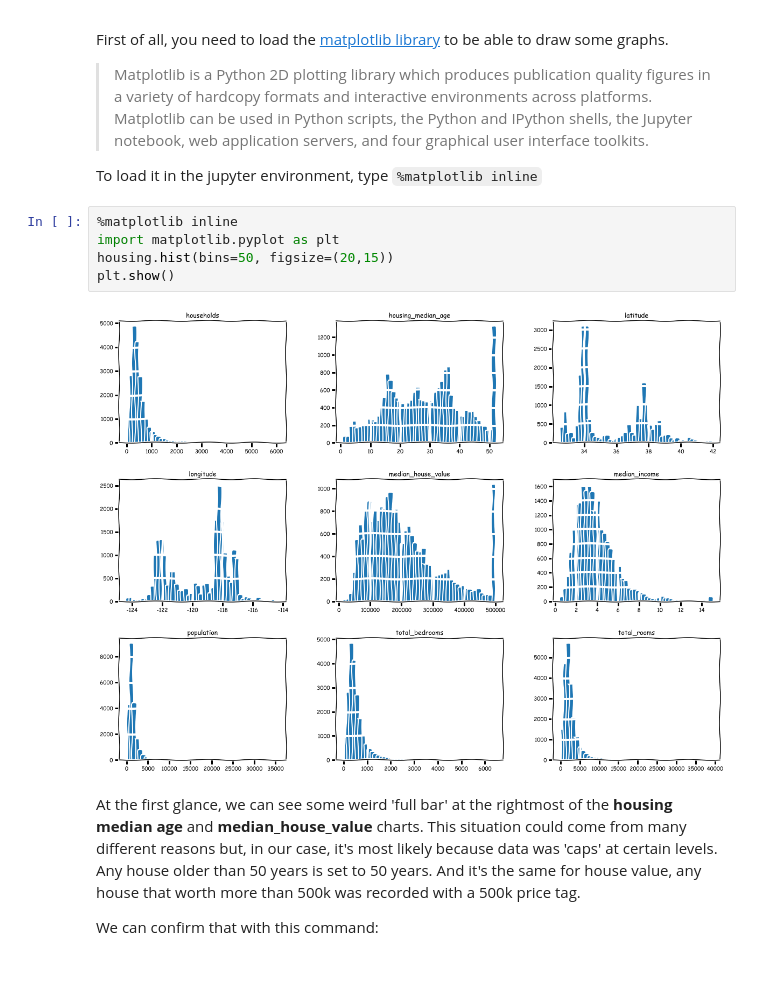
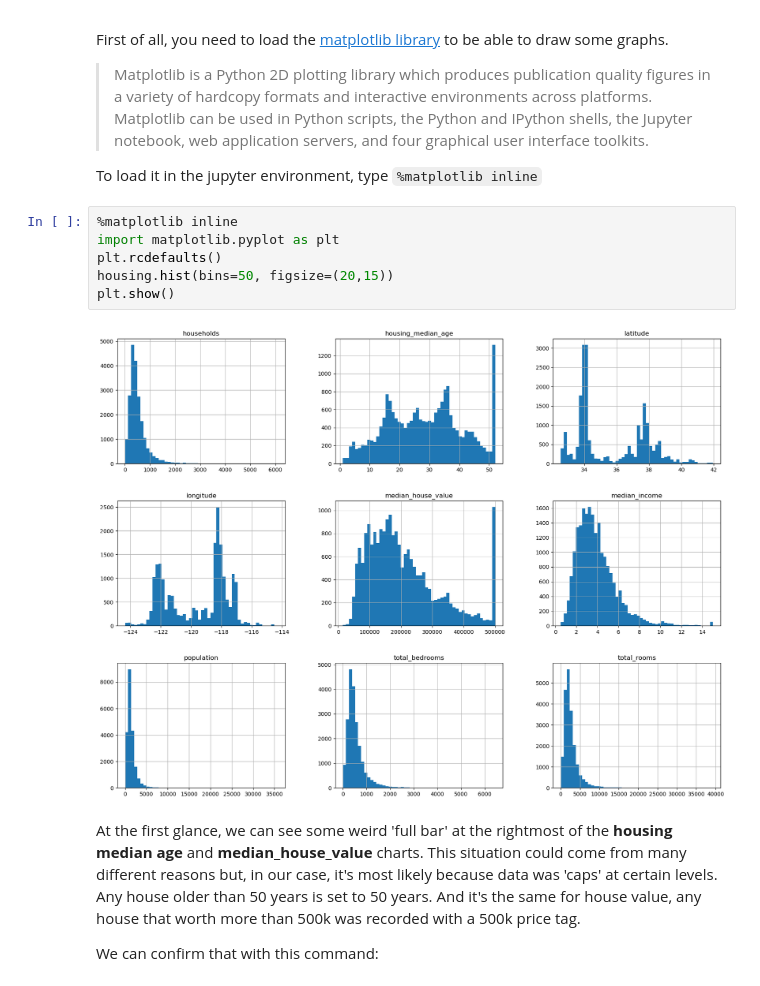
Before and after one commit to GProulx/learning-ai, a Jupyter notebook: housing/housing.ipynb, the cells around one changed output. Drawn from its saved outputs; the diff is of its cells as text.

```diff
--- a/housing/housing.ipynb
+++ b/housing/housing.ipynb
@@ -68,10 +68,11 @@ To load it in the jupyter environment, type `%matplotlib inline`
 # %%
 %matplotlib inline
 import matplotlib.pyplot as plt
+plt.rcdefaults()
 housing.hist(bins=50, figsize=(20,15))
 plt.show()
 # %% [output]
-[figure, old version]
+[figure, new version]
 # %% [markdown]
 At the first glance, we can see some weird 'full bar' at the rightmost of the **housing median age** and **median_house_value** charts. This situation could come from many different reasons but, in our case, it's most likely because data was 'caps' at certain levels. Any house older than 50 years is set to 50 years. And it's the same for house value, any house that worth more than 500k was recorded with a 500k price tag.
 
```
Also changed, not shown: parts of 3 cells of this notebook.
